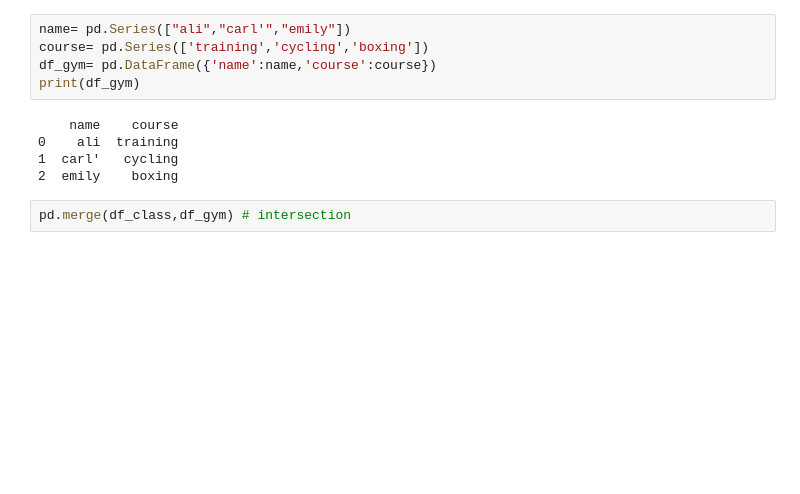
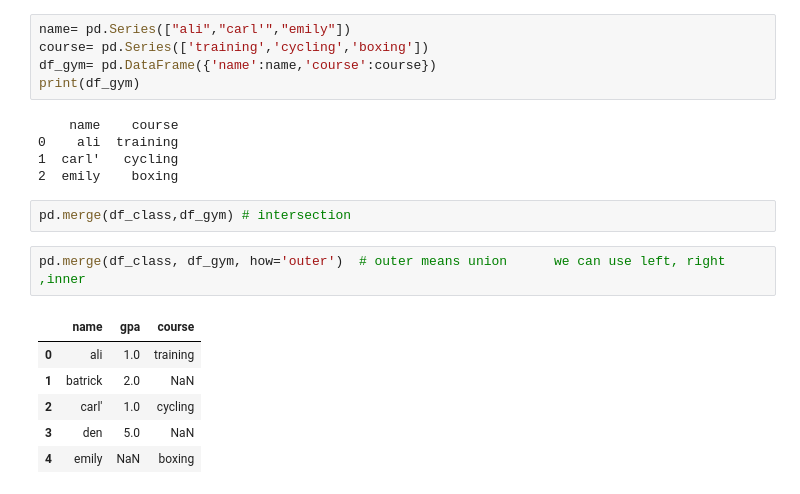
Before and after one commit to AhmadNass7/AI-AND-APPLICATIONS, a Jupyter notebook: 7&8_Prog.ipynb, the cells around one changed output. Cells and saved outputs as stored; diff of their text form; blank space fills up the shorter version.

```diff
--- a/7&8_Prog.ipynb
+++ b/7&8_Prog.ipynb
@@ -519,3 +519,12 @@ print(df_gym)
 2  emily    boxing
 # %%
 pd.merge(df_class,df_gym) # intersection
+# %%
+pd.merge(df_class, df_gym, how='outer')  # outer means union      we can use left, right ,inner
+# %% [output]
+|  | name | gpa | course |
+| 0 | ali | 1.0 | training |
+| 1 | batrick | 2.0 | NaN |
+| 2 | carl' | 1.0 | cycling |
+| 3 | den | 5.0 | NaN |
+| 4 | emily | NaN | boxing |
```
Also changed, not shown: parts of 8 cells of this notebook.
